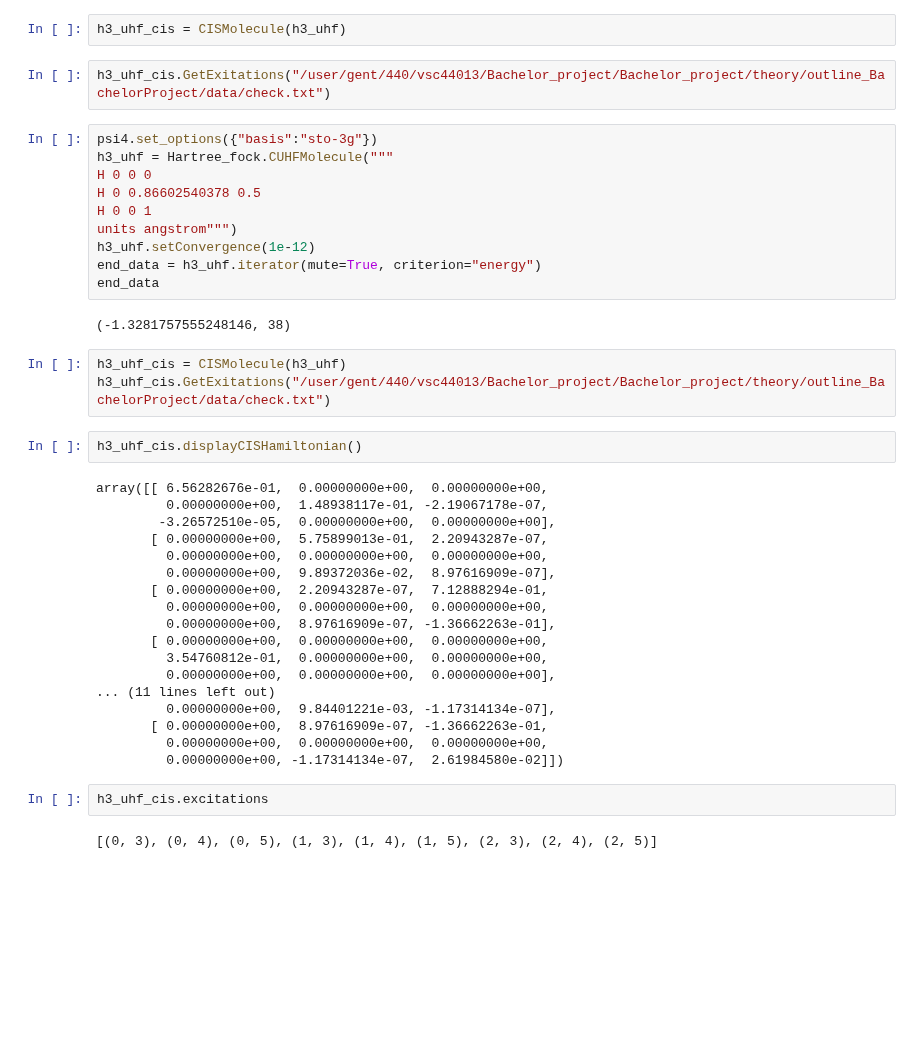
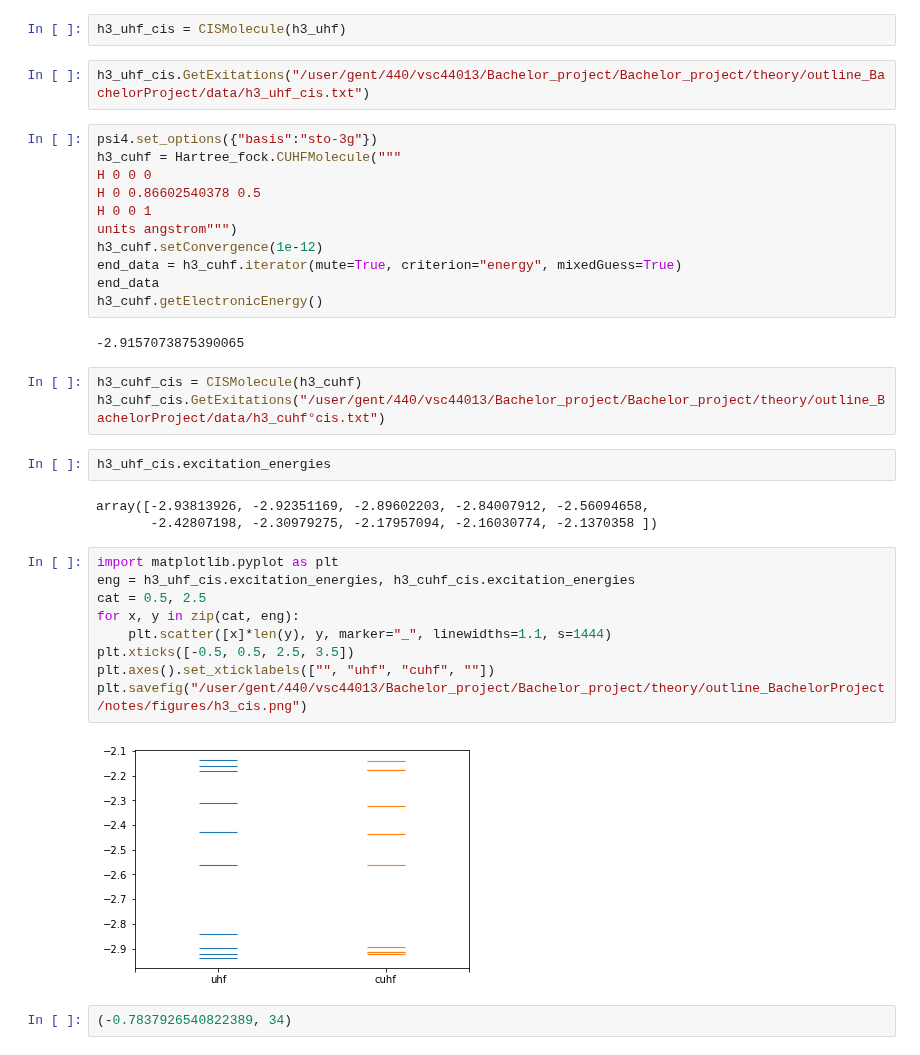
Before and after one commit to ruvdrsti/Bachelor_project, a Jupyter notebook: theory/outline_BachelorProject/code/storydata.ipynb, the cells around one changed output. Cells and saved outputs as stored; diff of their text form; blank space fills up the shorter version.

```diff
--- a/theory/outline_BachelorProject/code/storydata.ipynb
+++ b/theory/outline_BachelorProject/code/storydata.ipynb
@@ -163,43 +158,38 @@ end_data
 # %%
 h3_uhf_cis = CISMolecule(h3_uhf)
 # %%
-h3_uhf_cis.GetExitations("/user/gent/440/vsc44013/Bachelor_project/Bachelor_project/theory/outline_BachelorProject/data/check.txt")
+h3_uhf_cis.GetExitations("/user/gent/440/vsc44013/Bachelor_project/Bachelor_project/theory/outline_BachelorProject/data/h3_uhf_cis.txt")
 # %%
 psi4.set_options({"basis":"sto-3g"})
-h3_uhf = Hartree_fock.CUHFMolecule("""
+h3_cuhf = Hartree_fock.CUHFMolecule("""
 H 0 0 0
 H 0 0.86602540378 0.5
 H 0 0 1
 units angstrom""")
-h3_uhf.setConvergence(1e-12)
-end_data = h3_uhf.iterator(mute=True, criterion="energy")
+h3_cuhf.setConvergence(1e-12)
+end_data = h3_cuhf.iterator(mute=True, criterion="energy", mixedGuess=True)
 end_data
+h3_cuhf.getElectronicEnergy()
 # %% [output]
-(-1.3281757555248146, 38)
+-2.9157073875390065
 # %%
-h3_uhf_cis = CISMolecule(h3_uhf)
-h3_uhf_cis.GetExitations("/user/gent/440/vsc44013/Bachelor_project/Bachelor_project/theory/outline_BachelorProject/data/check.txt")
+h3_cuhf_cis = CISMolecule(h3_cuhf)
+h3_cuhf_cis.GetExitations("/user/gent/440/vsc44013/Bachelor_project/Bachelor_project/theory/outline_BachelorProject/data/h3_cuhf°cis.txt")
 # %%
-h3_uhf_cis.displayCISHamiltonian()
+h3_uhf_cis.excitation_energies
 # %% [output]
-array([[ 6.56282676e-01,  0.00000000e+00,  0.00000000e+00,
-         0.00000000e+00,  1.48938117e-01, -2.19067178e-07,
-        -3.26572510e-05,  0.00000000e+00,  0.00000000e+00],
-       [ 0.00000000e+00,  5.75899013e-01,  2.20943287e-07,
-         0.00000000e+00,  0.00000000e+00,  0.00000000e+00,
-         0.00000000e+00,  9.89372036e-02,  8.97616909e-07],
-       [ 0.00000000e+00,  2.20943287e-07,  7.12888294e-01,
-         0.00000000e+00,  0.00000000e+00,  0.00000000e+00,
-         0.00000000e+00,  8.97616909e-07, -1.36662263e-01],
-       [ 0.00000000e+00,  0.00000000e+00,  0.00000000e+00,
-         3.54760812e-01,  0.00000000e+00,  0.00000000e+00,
-         0.00000000e+00,  0.00000000e+00,  0.00000000e+00],
-... (11 lines left out)
-         0.00000000e+00,  9.84401221e-03, -1.17314134e-07],
-       [ 0.00000000e+00,  8.97616909e-07, -1.36662263e-01,
-         0.00000000e+00,  0.00000000e+00,  0.00000000e+00,
-         0.00000000e+00, -1.17314134e-07,  2.61984580e-02]])
+array([-2.93813926, -2.92351169, -2.89602203, -2.84007912, -2.56094658,
+       -2.42807198, -2.30979275, -2.17957094, -2.16030774, -2.1370358 ])
-# %%
-h3_uhf_cis.excitations
-# %% [output]
-[(0, 3), (0, 4), (0, 5), (1, 3), (1, 4), (1, 5), (2, 3), (2, 4), (2, 5)]
+# %%
+import matplotlib.pyplot as plt
+eng = h3_uhf_cis.excitation_energies, h3_cuhf_cis.excitation_energies
+cat = 0.5, 2.5
+for x, y in zip(cat, eng):
+    plt.scatter([x]*len(y), y, marker="_", linewidths=1.1, s=1444)
+plt.xticks([-0.5, 0.5, 2.5, 3.5])
+plt.axes().set_xticklabels(["", "uhf", "cuhf", ""])
+plt.savefig("/user/gent/440/vsc44013/Bachelor_project/Bachelor_project/theory/outline_BachelorProject/notes/figures/h3_cis.png")
+# %% [output]
+[figure, added]
+# %%
+(-0.7837926540822389, 34)
```
Also changed, not shown: parts of 3 cells of this notebook, 9 other files.
